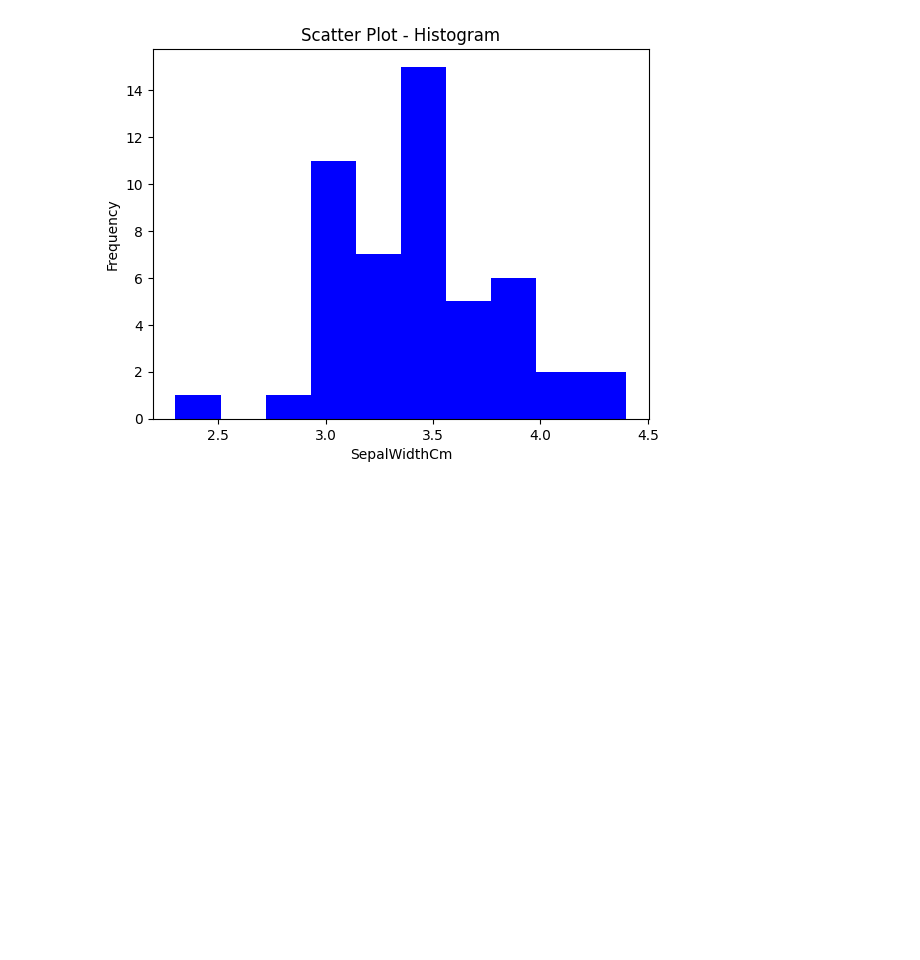
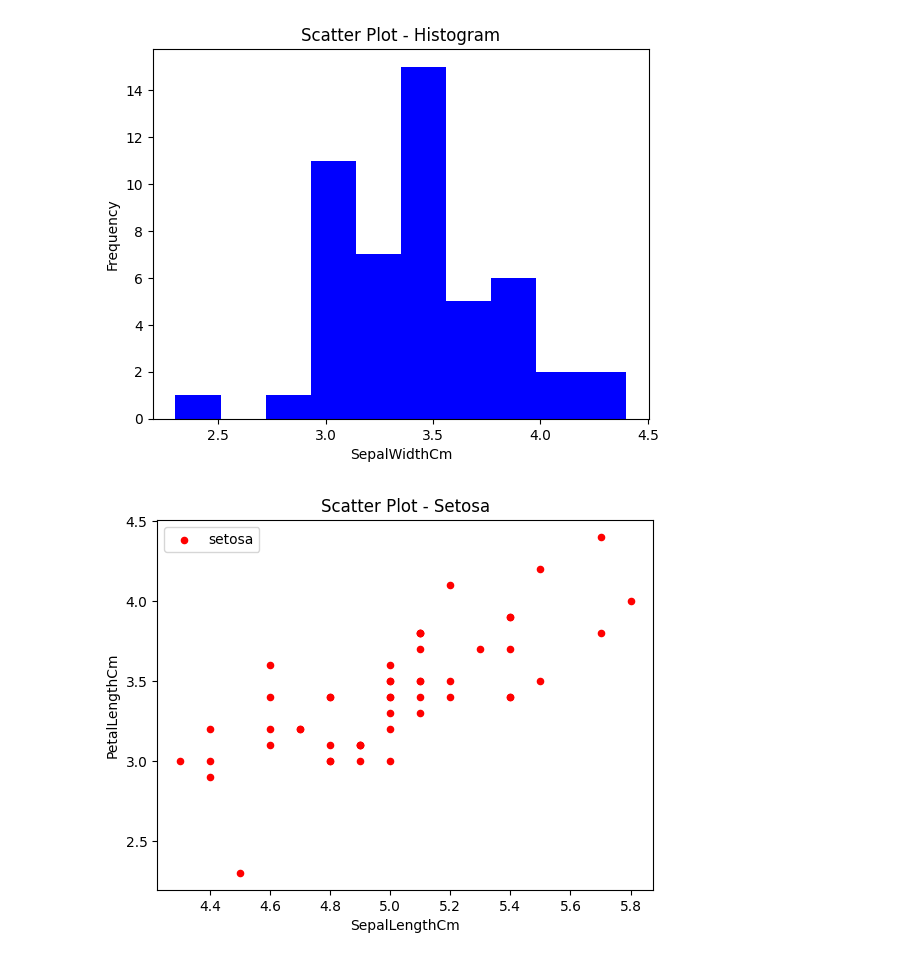
Before and after one commit to naveenjohn942-prog/python_prac, a Jupyter notebook: mat_plot.ipynb, the cells around one changed output. Cells and saved outputs as stored; diff of their text form; code cells hidden in the pictures; blank space fills up the shorter version.

```diff
--- a/mat_plot.ipynb
+++ b/mat_plot.ipynb
@@ -81,3 +81,11 @@ plt.xlabel('SepalWidthCm')
 plt.show()
 # %% [output]
 [figure]
+# %%
+setosa.plot(x="SepalLengthCm", y="SepalWidthCm", kind="scatter",label='setosa',color='r')
+plt.title('Scatter Plot - Setosa')
+plt.xlabel('SepalLengthCm')
+plt.ylabel('PetalLengthCm')
+plt.show()
+# %% [output]
+[figure, added]
```
Also changed, not shown: parts of 5 cells of this notebook.
